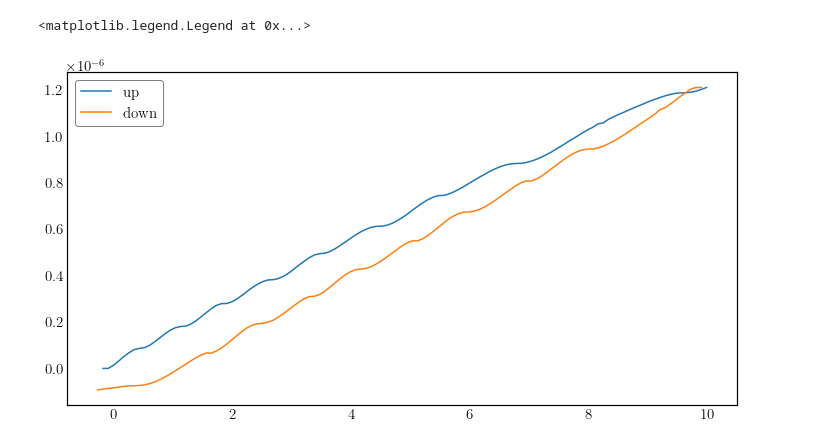
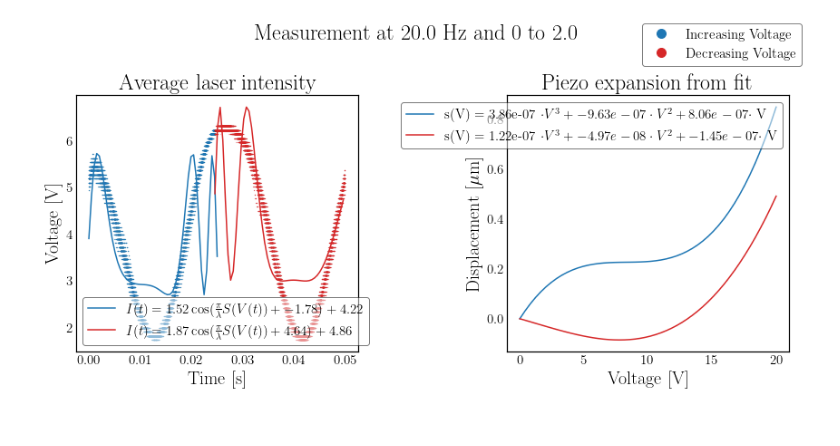
Before and after one commit to Emiliuhre/Labgruppe-Eksperimentiel-Fysik-2, a Jupyter notebook: Exercise 2/Databehandling/Databehandling.ipynb, the cells around one changed output. Saved outputs shown, nothing was run; the diff lists cells and outputs as text; code cells hidden in the pictures.

```diff
--- a/Exercise 2/Databehandling/Databehandling.ipynb
+++ b/Exercise 2/Databehandling/Databehandling.ipynb
@@ -179,21 +194,54 @@ ax.legend(markerscale = 100)
-# %%
-unique_v_up = np.unique(new_channel_b_up)
-Vmean = np.array([np.mean(new_channel_a_up[new_channel_b_up == V]) for V in unique_v_up])
-phi =  np.arccos(2 * Vmean / Vmean.max() - 1)
-s_up = [lamb / (2*np.pi) * np.sum(np.abs(np.diff(phi[:i]))) for i in range(0,len(unique_v_up))]
-
-unique_v_down = np.unique(new_channel_b_down)[::-1]
-Vmean = np.array([np.mean(new_channel_a_down[new_channel_b_down == V]) for V in unique_v_down])
-phi =  np.arccos(2 * Vmean / Vmean.max() - 1)
-s_down = [s_up[-1] - lamb / (2*np.pi) * np.sum(np.abs(np.diff(phi[:i]))) for i in range(0,len(unique_v_down))]
-
-fig, ax = plt.subplots()
-ax.plot(unique_v_up, s_up, label = "up")
-ax.plot(unique_v_down, s_down, label = "down")
-ax.legend()
-# %% [output]
-<matplotlib.legend.Legend at 0x...>
-[figure, removed]
+# %%
+a0 = (channel_a.max() - channel_a.min()) / 2
+b0 = 1e-7
+c0 = 0
+d0 = (channel_a.max() + channel_a.min()) / 2
+
+p0 = [a0, b0, 0, 0, c0, d0]
+
+V_up = lambda t: (2 * Vmax / T * t)
+fit_func_up = lambda t, a, b1,b2,b3, c, d: a*np.cos(2*np.pi / lamb * 2 * (b1 * V_up(t)**3 + b2 * V_up(t)**2 + b3 * V_up(t)) + c) + d
+fit_up = curve_fit(fit_func_up, new_time_up, new_channel_a_up, p0, ftol=1e-12, xtol=1e-12, gtol=1e-12)
+
+V_down = lambda t: (-2 * Vmax / T * t + Vmax)
+fit_func_down = lambda t, a, b1,b2,b3, c, d: a*np.cos(2*np.pi / lamb * 2 * (b1 * V_down(t)**3 + b2 * V_down(t)**2 + b3 * V_down(t)) + c) + d
+fit_down = curve_fit(fit_func_down, new_time_down, new_channel_a_down, p0, ftol=1e-12, xtol=1e-12, gtol=1e-12)
+# %%
+fig, axes = plt.subplots(1,2)
+
+axes[0].plot(new_time_up, new_channel_a_up, "o", markersize = 0.1, color="C0", label ="Increasing Voltage")
+axes[0].plot(new_time_down + new_time_up[-1], new_channel_a_down, "o", markersize = 0.1, color="C3", label = "Decreasing Voltage")
+fig.legend(markerscale = 100)
+
+t = np.linspace(0, T/2)
+a,b1,b2,b3,c,d = fit_up[0]
+label_up = f"$I(t) = {a:.2f}\\cos(\\frac{{\\pi}}{{\\lambda}}S(V(t)) + {c:.2f}) + {d:.2f}$"
+plot1, = axes[0].plot(t, fit_func_up(t,*fit_up[0]), color = "C0", label = label_up)
+a,b1,b2,b3,c,d = fit_down[0]
+label_down = f"$I(t) = {a:.2f}\\cos(\\frac{{\\pi}}{{\\lambda}}S(V(t)) + {c:.2f}) + {d:.2f}$"
+plot2, = axes[0].plot(t + new_time_up[-1], fit_func_down(t,*fit_down[0]), color = "C3", label = label_down)
+axes[0].legend(handles = (plot1,plot2), loc = "lower left")
+
+ax.plot(times, tops, "+", color = "C3", label = "Peaks")
+axes[0].set_xlabel("Time [s]")
+axes[0].set_ylabel("Voltage [V]")
+axes[0].set_title(f"Average laser intensity")
+
+a,b1,b2,b3,c,d = fit_up[0]
+axes[1].plot(V_up(t) * 10, (b1 * V_up(t)**3 + b2 * V_up(t)**2 + b3 * V_up(t)) * 1e6, color = "C0", label = f"s(V) = {b1:.2e} $\\cdot V^3 + {b2:.2e} \\cdot V^2 + {b3:.2e} \\cdot$ V")
+a,b1,b2,b3,c,d = fit_down[0]
+axes[1].plot(V_down(t) * 10,  (b1 * V_down(t)**3 + b2 * V_down(t)**2 + b3 * V_down(t)) * 1e6, color = "C3", label = f"s(V) = {b1:.2e} $\\cdot V^3 + {b2:.2e} \\cdot V^2 + {b3:.2e} \\cdot$ V")
+axes[1].set_xlabel("Voltage [V]")
+axes[1].set_ylabel("Displacement [$\\mu$m]")
+axes[1].set_title(f"Piezo expansion from fit")
+axes[1].legend()
+
+fig.suptitle(f"Measurement at {f} Hz and 0 to {Vmax}")
+fig.tight_layout()
+
+#fig.savefig(f"../Figures/IntensityFitThirdDegree({f:.1f}Hz{Vmax:.1f}V).svg")
+# %% [output]
+[figure, added]
 # %%
 V_up = new_time_up * Vmax / new_time_up.max()
 I = new_channel_a_up
```
Also changed, not shown: parts of 5 cells of this notebook, 4 other files.
